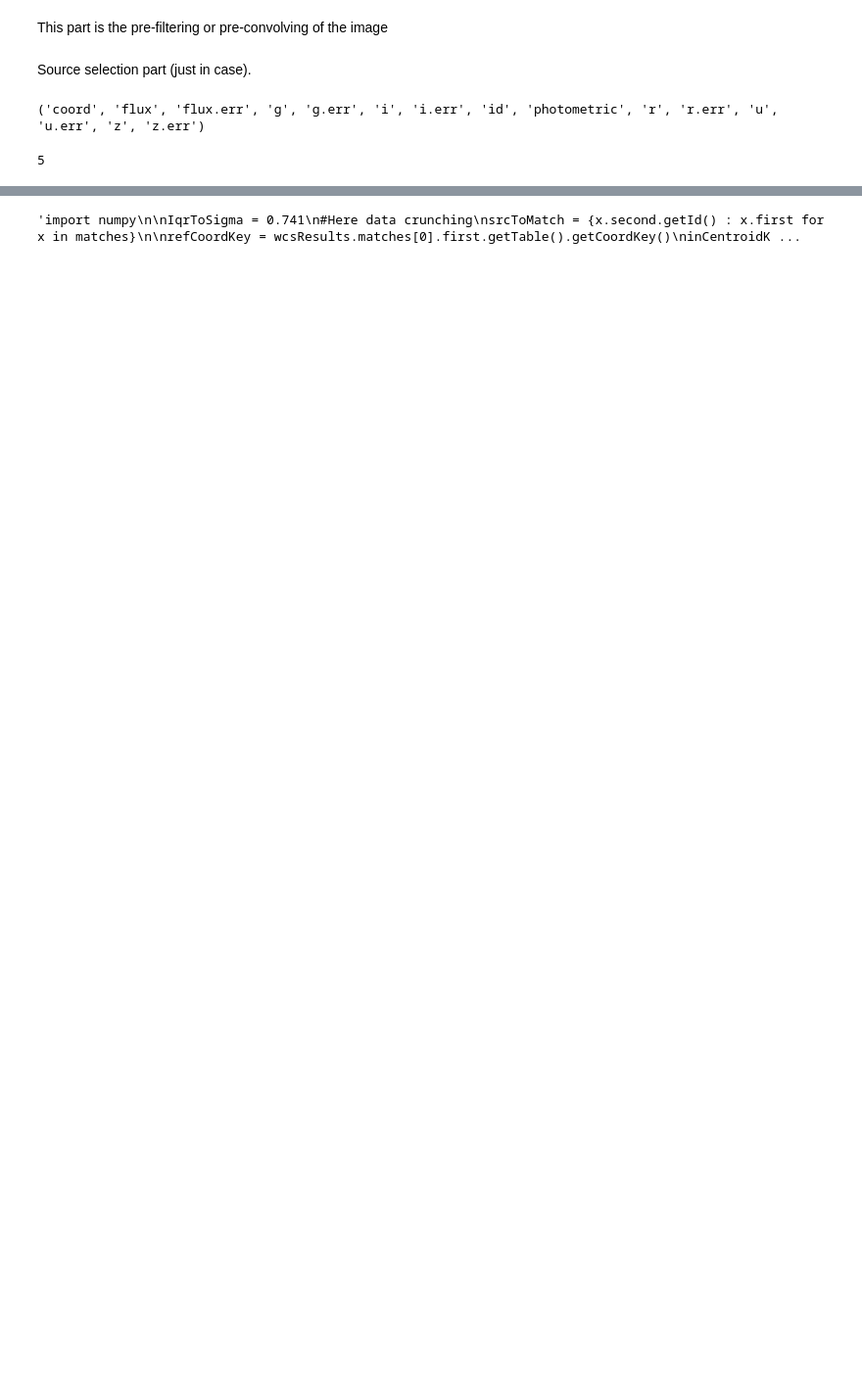
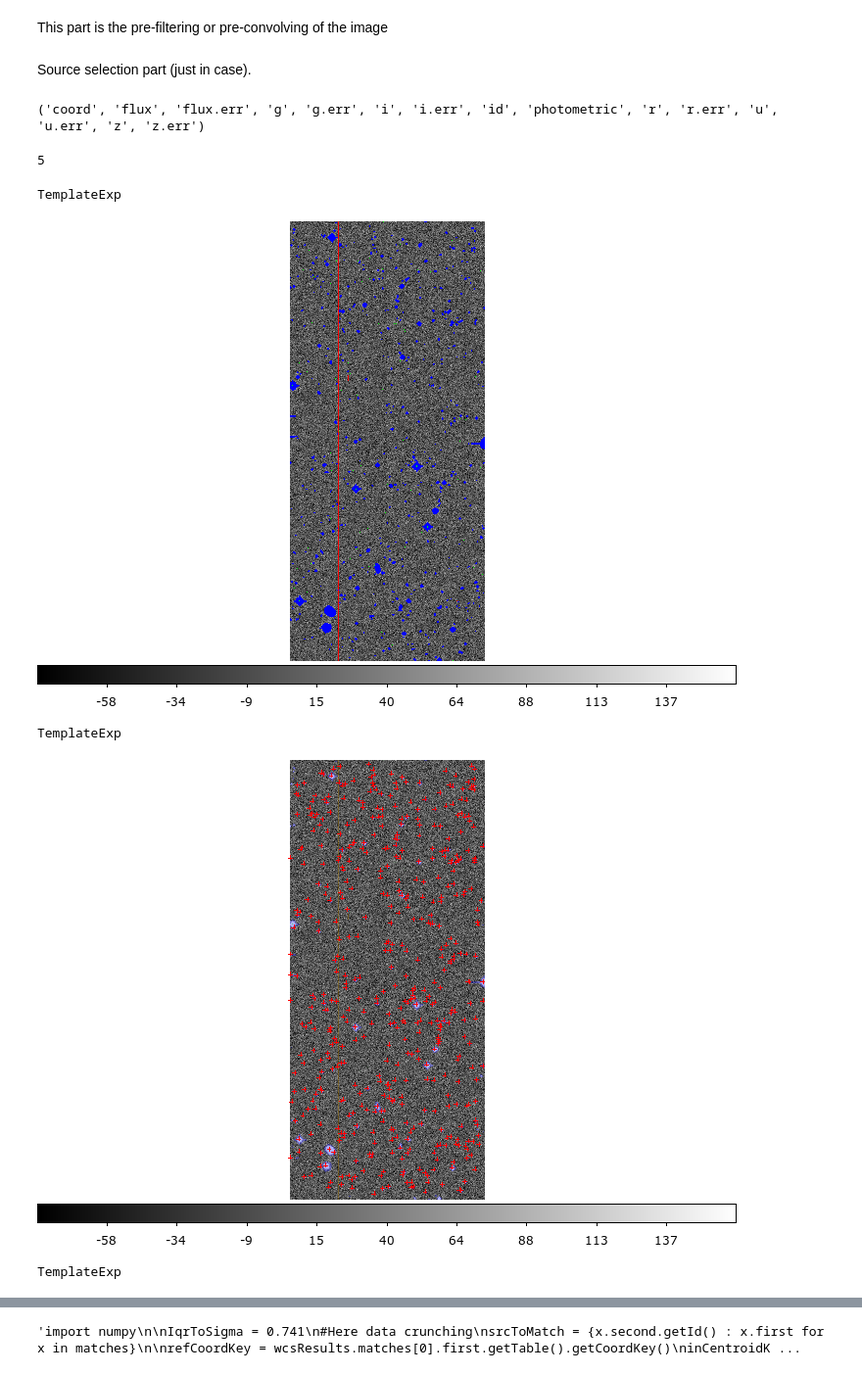
Before and after one commit to DominiqueFouchez/Subtraction_Notebooks, a Jupyter notebook: Subtract Exposure (ImageDifferenceTask)-Sept8.ipynb, the cells around one changed output, grey strips where cells are left out. Shown at 98% size. Drawn from its saved outputs; the diff is of its cells as text; code cells hidden in the pictures; blank space fills up the shorter version.

```diff
--- a/Subtract Exposure (ImageDifferenceTask)-Sept8.ipynb
+++ b/Subtract Exposure (ImageDifferenceTask)-Sept8.ipynb
@@ -40,4 +42,6 @@ DATADIR="/renoir_data_02/jpreyes/lsst_data/data/CFHTLS"
 # %%
+DS9DIR = os.getenv('DS9DIR')
+REMOTEDIR = "mardilly.in2p3.fr:"+DS9DIR+'/'
 def displayFigure(path):
     i =  Image(path)
     display_png(i)
@@ -48,6 +52,8 @@ def displayImage(Image,frame=0,title="NoName",path="fig"):
     ds9.ds9Cmd("zoom to fit")
     ds9.ds9Cmd("raise")
     ds9.ds9Cmd('saveimage '+path)
+    file = REMOTEDIR+path
+    !scp -q $file .
     print title
     displayFigure(path)
 
@@ -56,6 +62,8 @@ def showFrame(frame=0,title="NoTitle",path="fig"):
     ds9.ds9Cmd("zoom to fit")
     ds9.ds9Cmd("raise")
     ds9.ds9Cmd('saveimage '+path)
+    file = REMOTEDIR+path
+    !scp -q $file .
     print title
     displayFigure(path)
 
@@ -71,6 +79,8 @@ def displayImageWithSources(Image,frame=0,title="NoName",path="fig", sources=[])
 
 
     ds9.ds9Cmd('saveimage '+path)
+    file = REMOTEDIR+path
+    !scp -q $file .
     print title
     displayFigure(path)
 # %%
@@ -187,7 +197,13 @@ templateSources = psfmatch.getSelectSources(
                         sigma=templateSigma,
                         doSmooth=True )
 # %%
-#displayImage(templateExposure, 1, "TemplateExp", path="templateExp.png")
-#ds9.setMaskTransparency(70)
-#displayImageWithSources(templateExposure, frame=1, title="TemplateExp", path="templateExp.png", sources=selectSources)
-#displayImageWithSources(templateExposure, frame=2, title="TemplateExp", path="templateExp.png", sources=templateSources)
+displayImage(templateExposure, 1, "TemplateExp", path="templateExp.png")
+ds9.setMaskTransparency(70)
+displayImageWithSources(templateExposure, frame=1, title="TemplateExp", path="templateExp.png", sources=selectSources)
+displayImageWithSources(templateExposure, frame=2, title="TemplateExp", path="templateExp.png", sources=templateSources)
+# %% [output]
+TemplateExp
+[figure, added]
+TemplateExp
+[figure, added]
+TemplateExp
```
Also changed, not shown: parts of 6 cells of this notebook, 2 other files.
